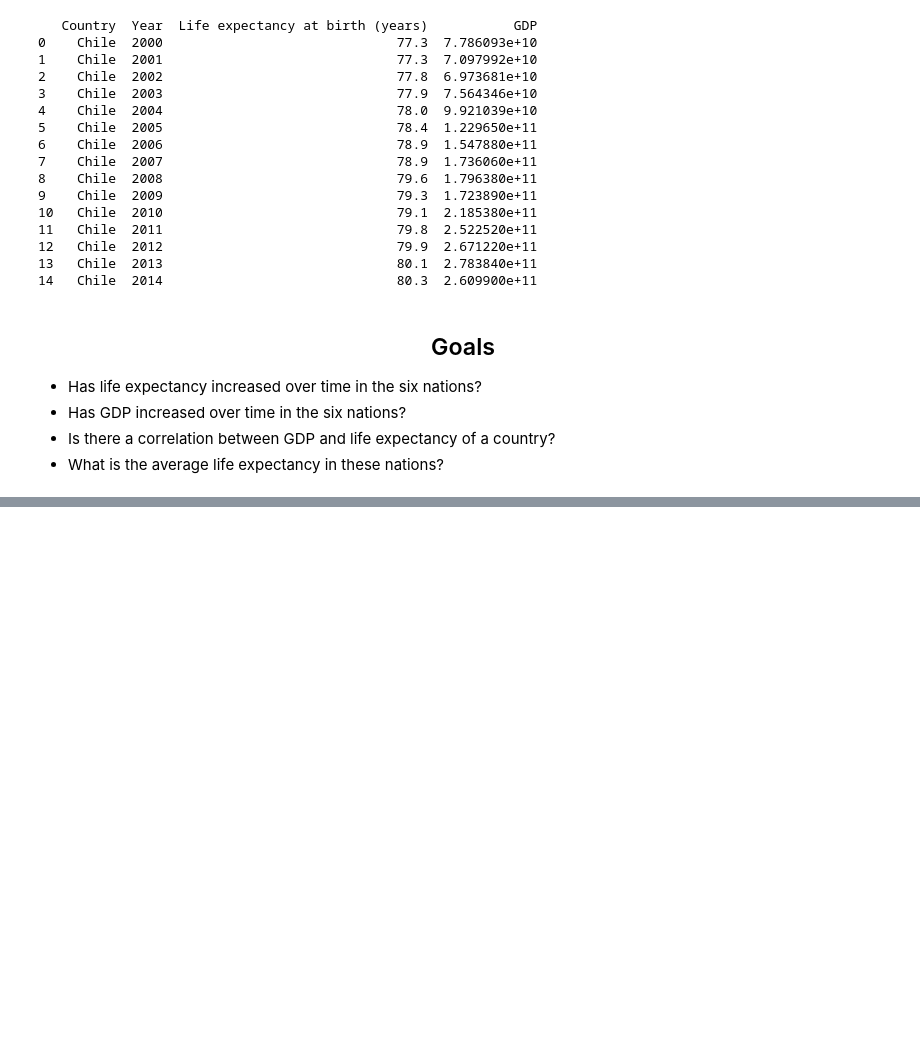
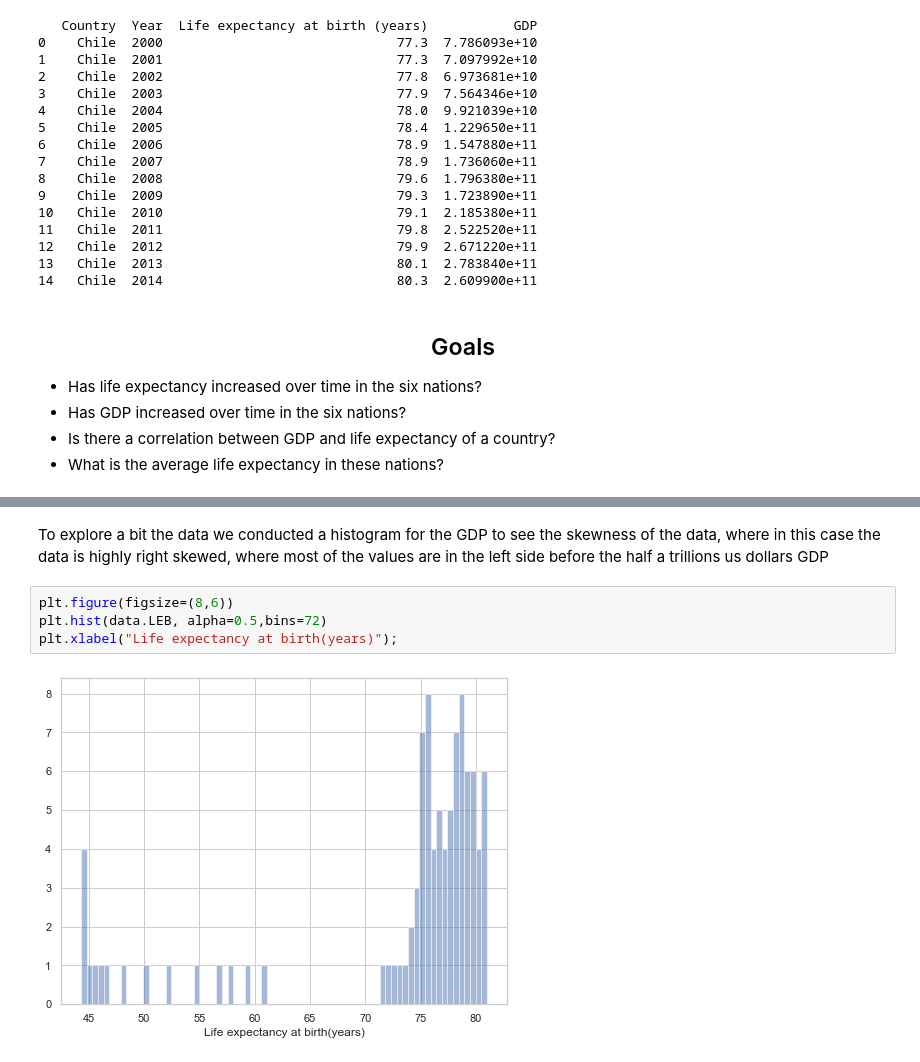
Before and after one commit to eriglesias/GDP_Life_Expectancy, a Jupyter notebook: life_expectancy_gdp.ipynb, the cells around one changed output, grey strips where cells are left out. Saved outputs shown, nothing was run; the diff lists cells and outputs as text; blank space fills up the shorter version.

```diff
--- a/life_expectancy_gdp.ipynb
+++ b/life_expectancy_gdp.ipynb
@@ -33,0 +83,8 @@ print(data.head(15))
+# %% [markdown]
+To explore a bit the data we conducted a histogram for the GDP to see the skewness of the data, where in this case the data is highly right skewed, where most of the values are in the left side before the half a trillions us dollars GDP
+# %%
+plt.figure(figsize=(8,6))
+plt.hist(data.LEB, alpha=0.5,bins=72)
+plt.xlabel("Life expectancy at birth(years)");
+# %% [output]
+[figure, added]
```
Also changed, not shown: parts of 39 cells of this notebook.
